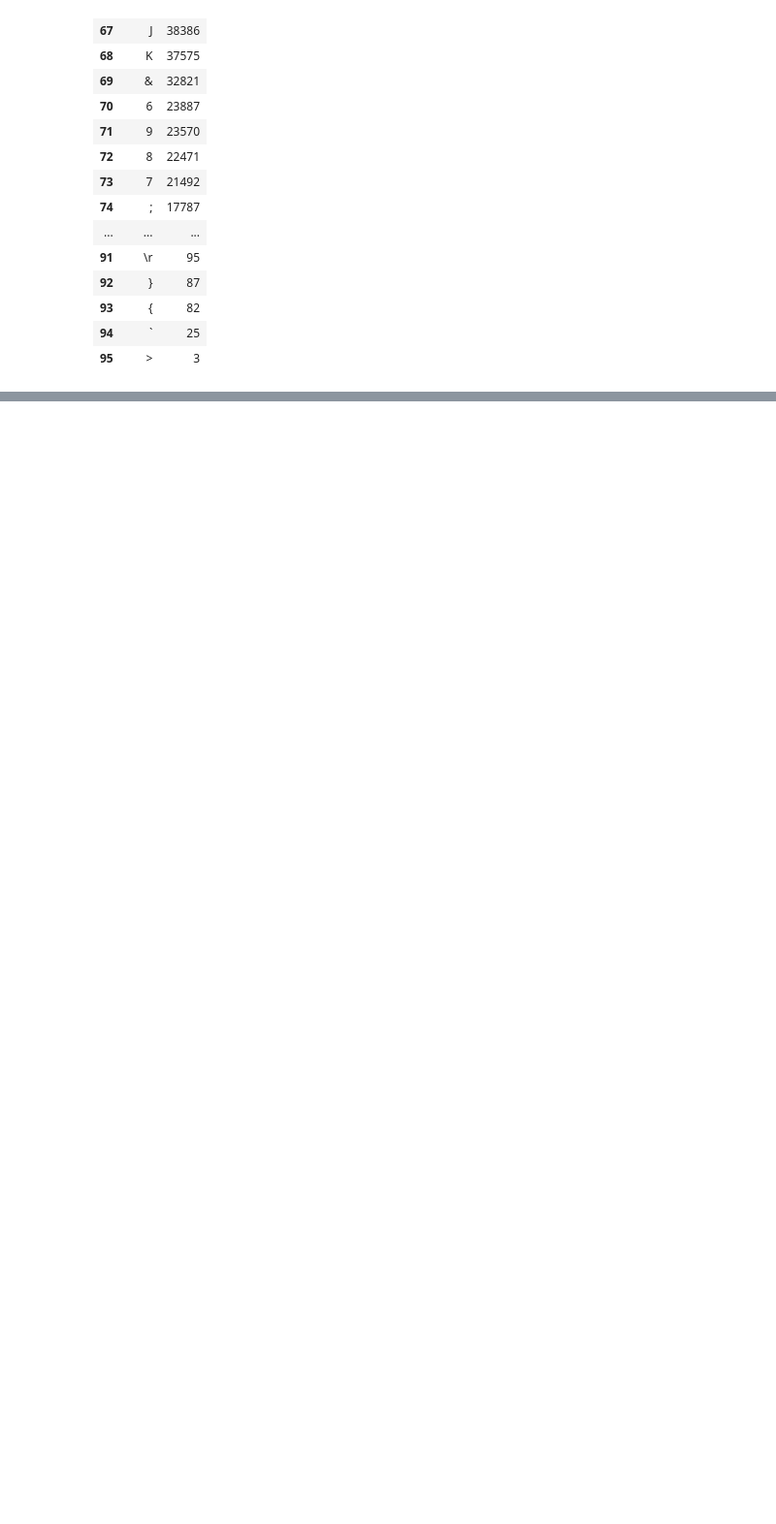
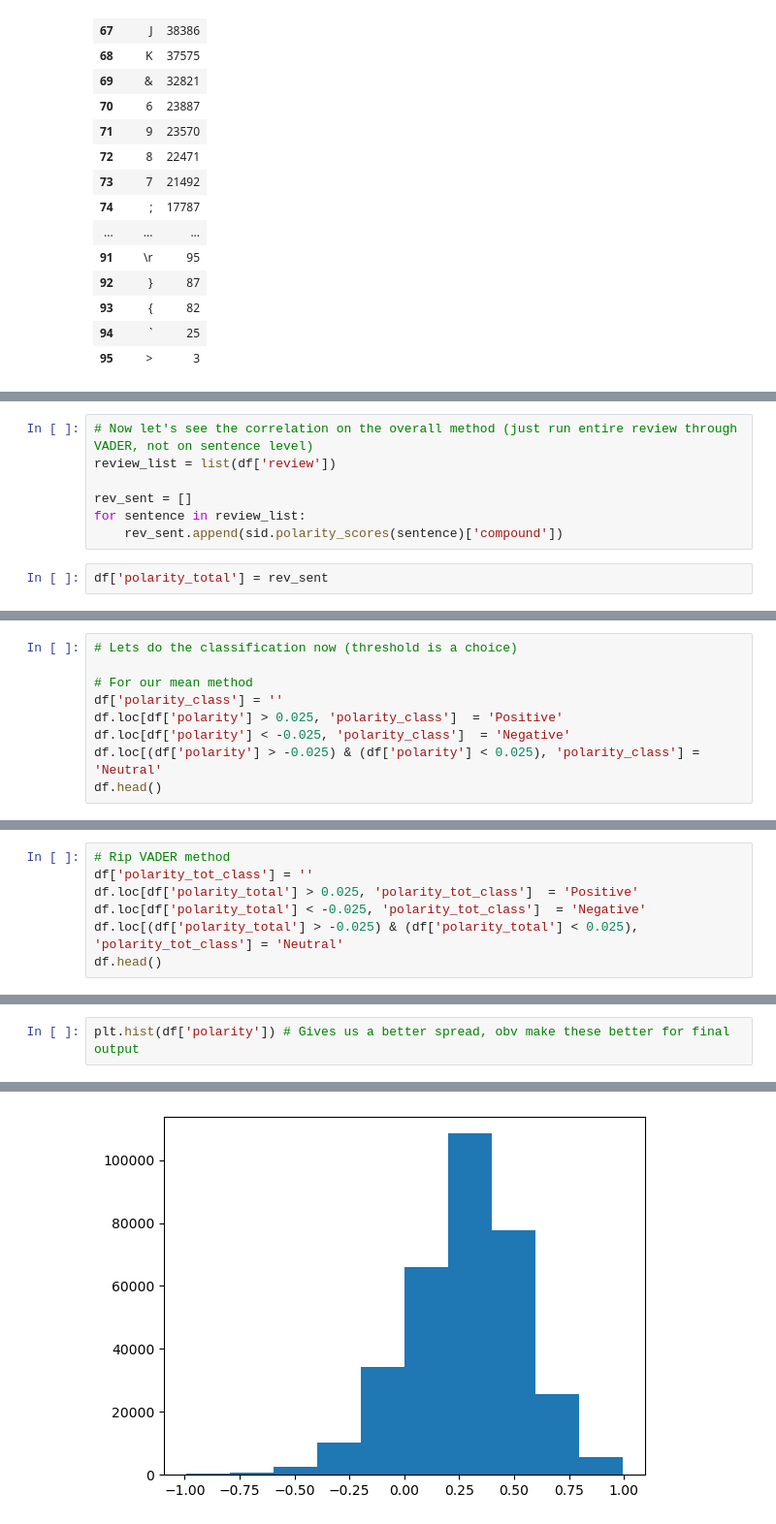
Before and after one commit to mabdullah-nyu/DSGA-1007-Project, a Jupyter notebook: analysis.ipynb, the cells around one changed output, grey strips where cells are left out. Shown at 97% size. Drawn from its saved outputs; the diff is of its cells as text; blank space fills up the shorter version.

Commit message:
Plug into VADER, test methodology

```diff
--- a/analysis.ipynb
+++ b/analysis.ipynb
@@ -512,0 +520,9 @@ set(' '.join(df['review'])) # Now looks cleaner, ready for VADER
+# %%
+# Now let's see the correlation on the overall method (just run entire review through VADER, not on sentence level)
+review_list = list(df['review'])
+
+rev_sent = []
+for sentence in review_list:
+    rev_sent.append(sid.polarity_scores(sentence)['compound'])
+# %%
+df['polarity_total'] = rev_sent
@@ -512,0 +551,9 @@ set(' '.join(df['review'])) # Now looks cleaner, ready for VADER
+# %%
+# Lets do the classification now (threshold is a choice)
+
+# For our mean method
+df['polarity_class'] = ''
+df.loc[df['polarity'] > 0.025, 'polarity_class']  = 'Positive'
+df.loc[df['polarity'] < -0.025, 'polarity_class']  = 'Negative'
+df.loc[(df['polarity'] > -0.025) & (df['polarity'] < 0.025), 'polarity_class'] = 'Neutral'
+df.head()
@@ -512,0 +567,7 @@ set(' '.join(df['review'])) # Now looks cleaner, ready for VADER
+# %%
+# Rip VADER method
+df['polarity_tot_class'] = ''
+df.loc[df['polarity_total'] > 0.025, 'polarity_tot_class']  = 'Positive'
+df.loc[df['polarity_total'] < -0.025, 'polarity_tot_class']  = 'Negative'
+df.loc[(df['polarity_total'] > -0.025) & (df['polarity_total'] < 0.025), 'polarity_tot_class'] = 'Neutral'
+df.head()
@@ -512,0 +611,3 @@ set(' '.join(df['review'])) # Now looks cleaner, ready for VADER
+# %%
+plt.hist(df['polarity']) # Gives us a better spread, obv make these better for final output
+# %% [output]
@@ -512,0 +620 @@ set(' '.join(df['review'])) # Now looks cleaner, ready for VADER
+[figure, added]
```
Also changed, not shown: parts of 37 cells of this notebook.
